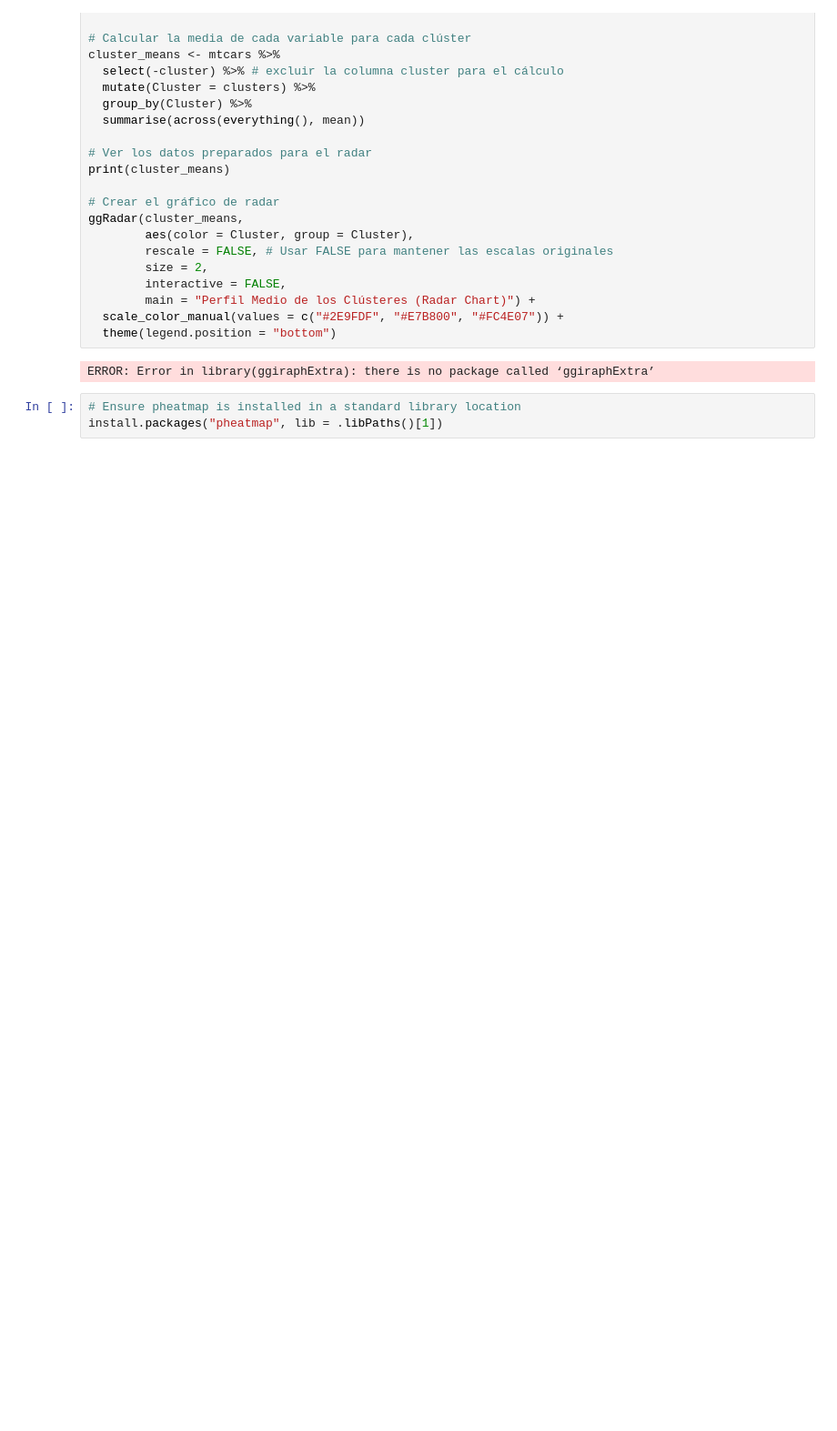
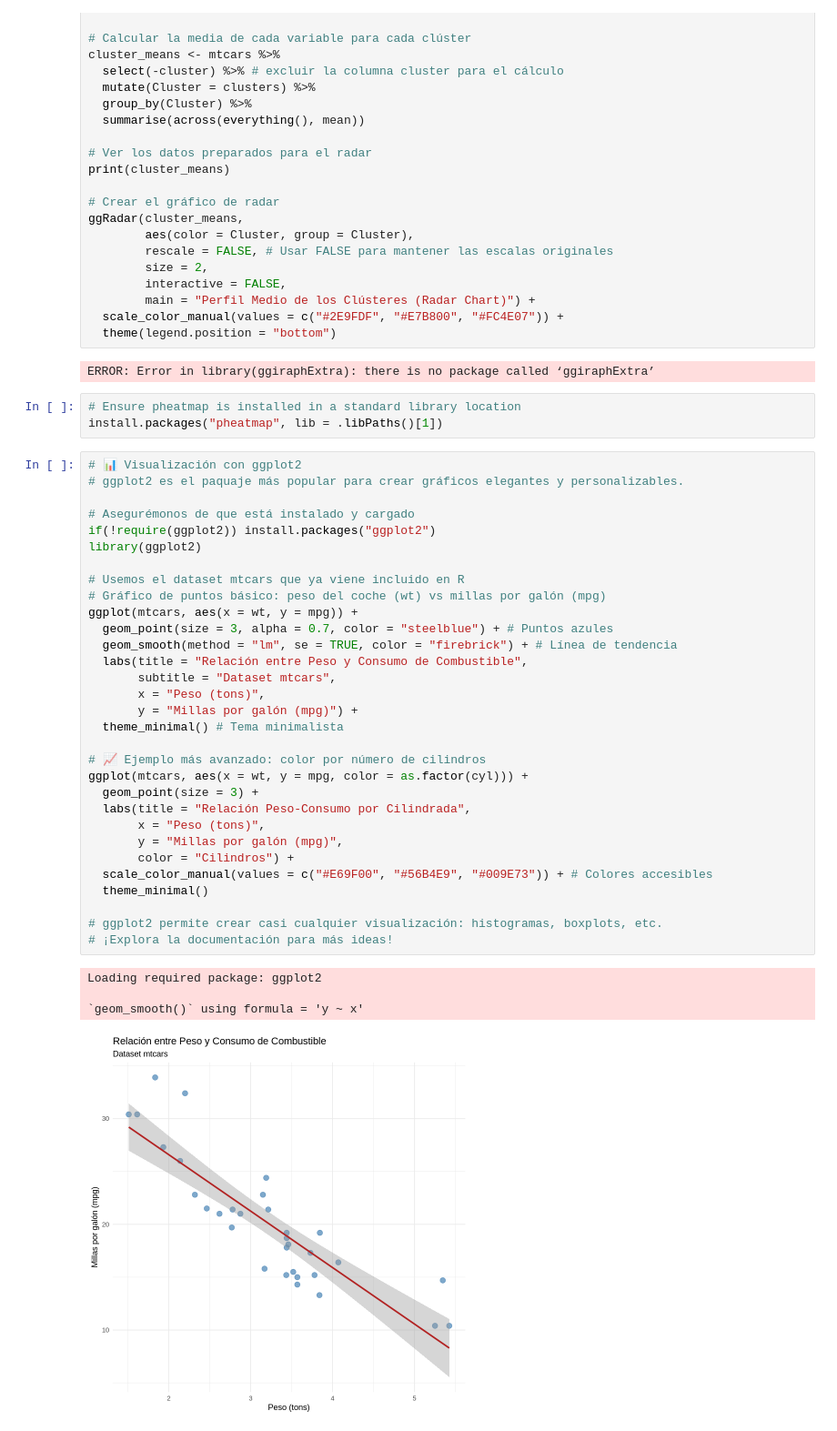
Before and after one commit to tcreamype3R/Colab-R, a Jupyter notebook: Entorno_R.ipynb, the cells around one changed output. Shown: that part at 91% size. Drawn from its saved outputs; the diff is of its cells as text; blank space fills up the shorter version.

```diff
--- a/Entorno_R.ipynb
+++ b/Entorno_R.ipynb
@@ -180,3 +193,39 @@ ERROR: Error in library(ggiraphExtra): there is no package called ‘ggiraphExtr
 # %%
 # Ensure pheatmap is installed in a standard library location
 install.packages("pheatmap", lib = .libPaths()[1])
+# %%
+# 📊 Visualización con ggplot2
+# ggplot2 es el paquaje más popular para crear gráficos elegantes y personalizables.
+
+# Asegurémonos de que está instalado y cargado
+if(!require(ggplot2)) install.packages("ggplot2")
+library(ggplot2)
+
+# Usemos el dataset mtcars que ya viene incluido en R
+# Gráfico de puntos básico: peso del coche (wt) vs millas por galón (mpg)
+ggplot(mtcars, aes(x = wt, y = mpg)) +
+  geom_point(size = 3, alpha = 0.7, color = "steelblue") + # Puntos azules
+  geom_smooth(method = "lm", se = TRUE, color = "firebrick") + # Línea de tendencia
+  labs(title = "Relación entre Peso y Consumo de Combustible",
+       subtitle = "Dataset mtcars",
+       x = "Peso (tons)",
+       y = "Millas por galón (mpg)") +
+  theme_minimal() # Tema minimalista
+
+# 📈 Ejemplo más avanzado: color por número de cilindros
+ggplot(mtcars, aes(x = wt, y = mpg, color = as.factor(cyl))) +
+  geom_point(size = 3) +
+  labs(title = "Relación Peso-Consumo por Cilindrada",
+       x = "Peso (tons)",
+       y = "Millas por galón (mpg)",
+       color = "Cilindros") +
+  scale_color_manual(values = c("#E69F00", "#56B4E9", "#009E73")) + # Colores accesibles
+  theme_minimal()
+
+# ggplot2 permite crear casi cualquier visualización: histogramas, boxplots, etc.
+# ¡Explora la documentación para más ideas!
+# %% [output]
+Loading required package: ggplot2
+
+`geom_smooth()` using formula = 'y ~ x'
+[figure, added]
```
Also changed, not shown: parts of 5 cells of this notebook.
